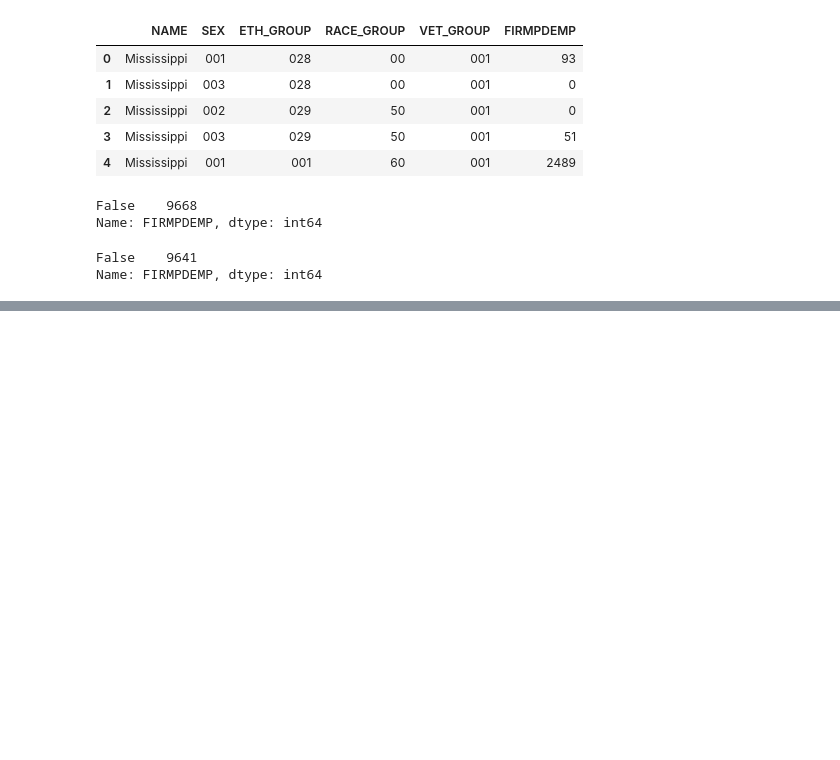
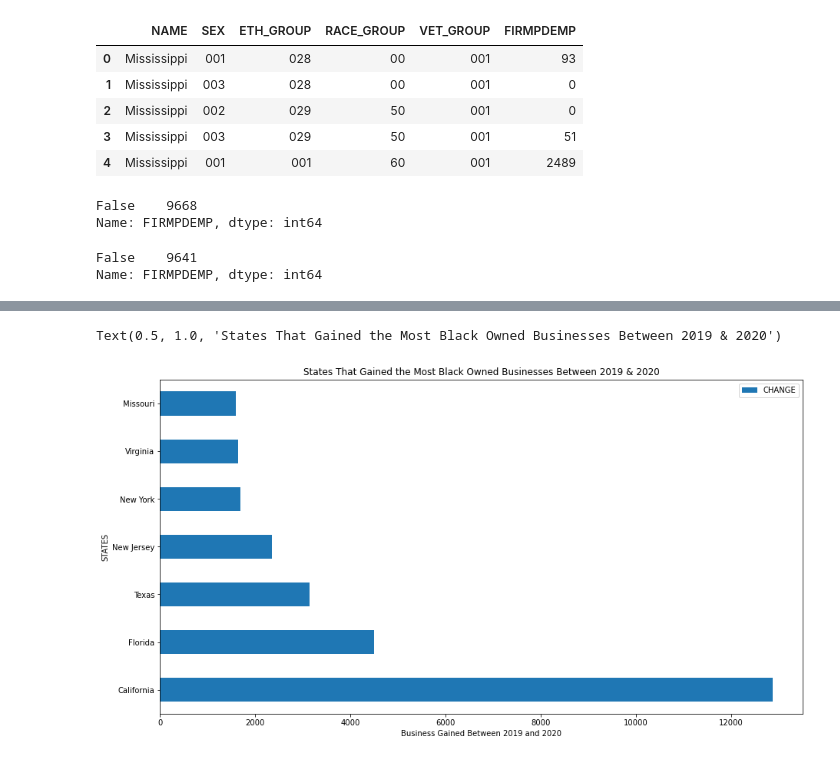
Before and after one commit to ColeBallard/census-api-data-abs, a Jupyter notebook: ETL.ipynb, the cells around one changed output, grey strips where cells are left out. Drawn from its saved outputs; the diff is of its cells as text; code cells hidden in the pictures; blank space fills up the shorter version.

```diff
--- a/ETL.ipynb
+++ b/ETL.ipynb
@@ -64,0 +85,10 @@ statemerge
+# %%
+fig, ax = plt.subplots()
+bbusinessgained.plot(kind='barh', ax=ax, y= 'CHANGE', figsize = (15,8))
+ax.set_ylabel('STATES')
+ax.set_xlabel('Business Gained Between 2019 and 2020')
+ax.set_title('States That Gained the Most Black Owned Businesses Between 2019 & 2020')
+#ax = df.plot(kind='bar') # "same" as above
+# %% [output]
+Text(0.5, 1.0, 'States That Gained the Most Black Owned Businesses Between 2019 & 2020')
+[figure, added]
```
Also changed, not shown: parts of 15 cells of this notebook.
